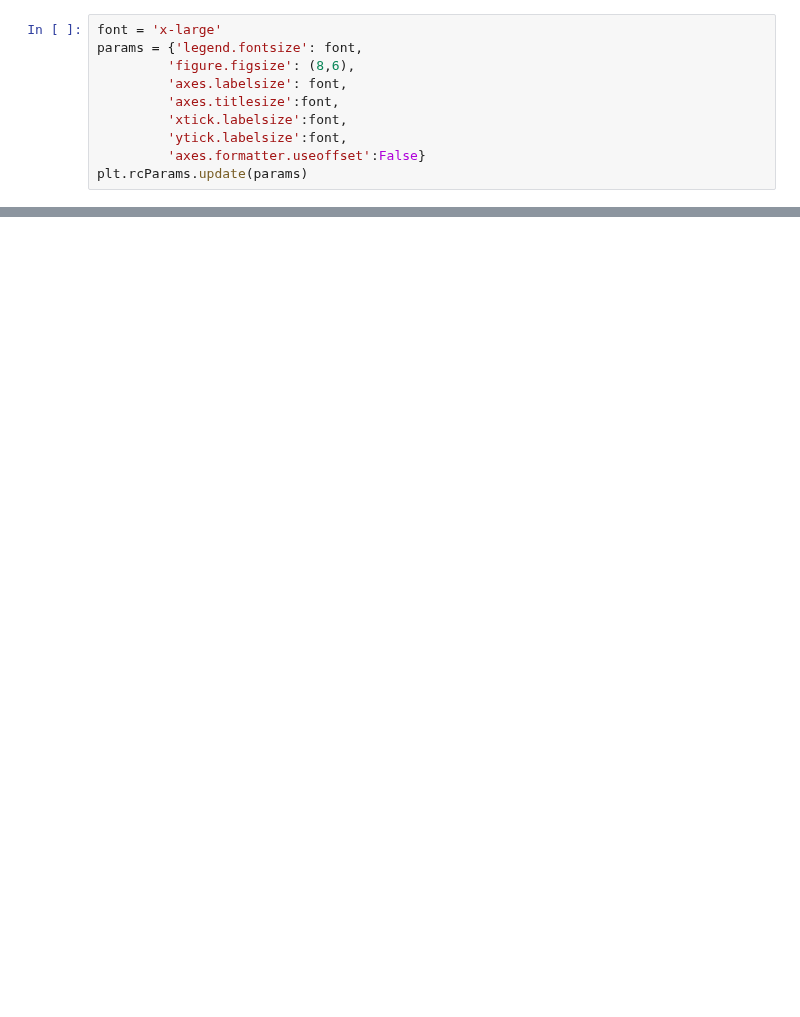
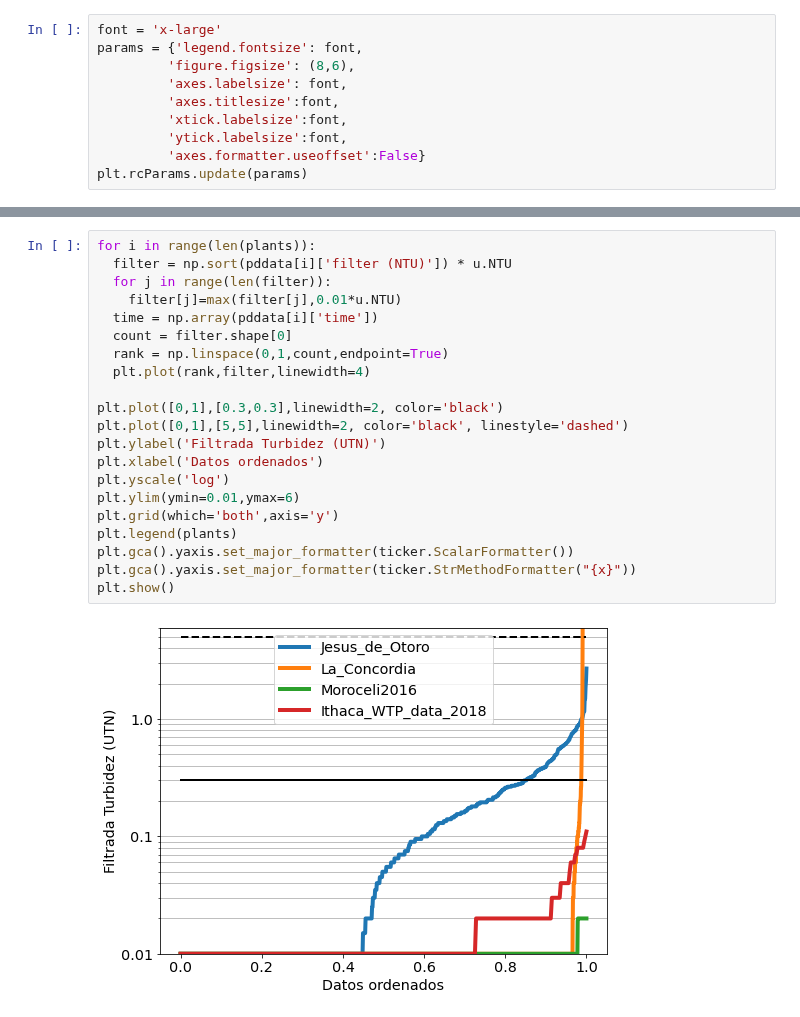
Before and after one commit to monroews/Plant_Performance, a Jupyter notebook: Plant_Performance.ipynb, the cells around one changed output, grey strips where cells are left out. Drawn from its saved outputs; the diff is of its cells as text; blank space fills up the shorter version.

```diff
--- a/Plant_Performance.ipynb
+++ b/Plant_Performance.ipynb
@@ -113,0 +134,23 @@ KeyError: ignored
+# %%
+for i in range(len(plants)):
+  filter = np.sort(pddata[i]['filter (NTU)']) * u.NTU
+  for j in range(len(filter)):
+    filter[j]=max(filter[j],0.01*u.NTU)
+  time = np.array(pddata[i]['time'])
+  count = filter.shape[0]
+  rank = np.linspace(0,1,count,endpoint=True)
+  plt.plot(rank,filter,linewidth=4)
+
+plt.plot([0,1],[0.3,0.3],linewidth=2, color='black')
+plt.plot([0,1],[5,5],linewidth=2, color='black', linestyle='dashed')
+plt.ylabel('Filtrada Turbidez (UTN)')
+plt.xlabel('Datos ordenados')
+plt.yscale('log')
+plt.ylim(ymin=0.01,ymax=6)
+plt.grid(which='both',axis='y')
+plt.legend(plants)
+plt.gca().yaxis.set_major_formatter(ticker.ScalarFormatter())
+plt.gca().yaxis.set_major_formatter(ticker.StrMethodFormatter("{x}"))
+plt.show()
+# %% [output]
+[figure, added]
```
Also changed, not shown: parts of 5 cells of this notebook, 2 other files.
